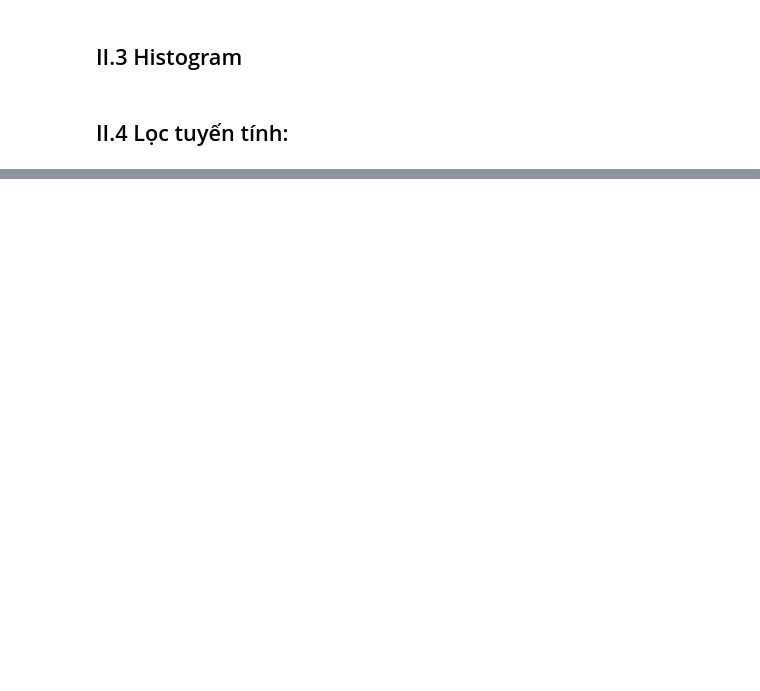
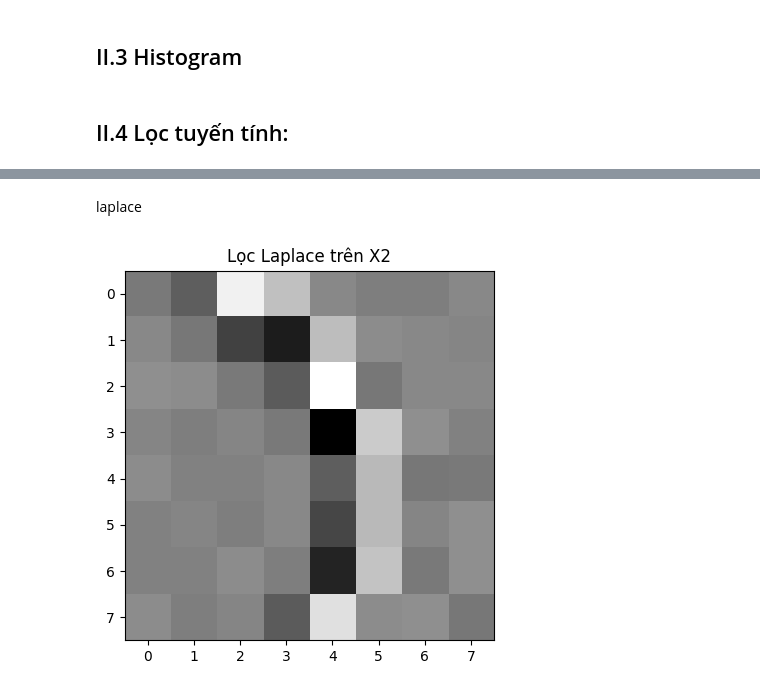
Before and after one commit to ndtwork/OpenCV-xu-ly-anh2.0, a Jupyter notebook: notebook/baitap.ipynb, the cells around one changed output, grey strips where cells are left out. Cells and saved outputs as stored; diff of their text form; code cells hidden in the pictures; blank space fills up the shorter version.

```diff
--- a/notebook/baitap.ipynb
+++ b/notebook/baitap.ipynb
@@ -126,0 +193,14 @@ plt.show()
+# %% [markdown]
+laplace
+# %%
+from scipy.ndimage import laplace
+
+# Lọc Laplace
+laplace_filtered = laplace(X2)
+
+# Hiển thị kết quả
+plt.imshow(laplace_filtered, cmap='gray')
+plt.title('Lọc Laplace trên X2')
+plt.show()
+# %% [output]
+[figure, added]
```
Also changed, not shown: parts of 8 cells of this notebook, 2 other files.
